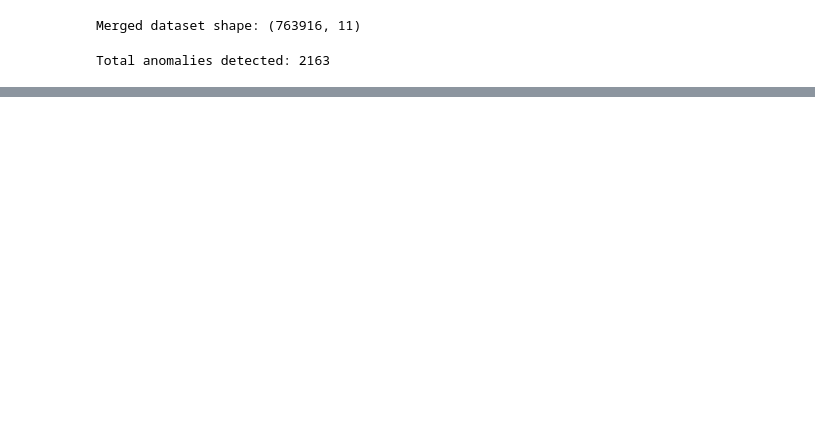
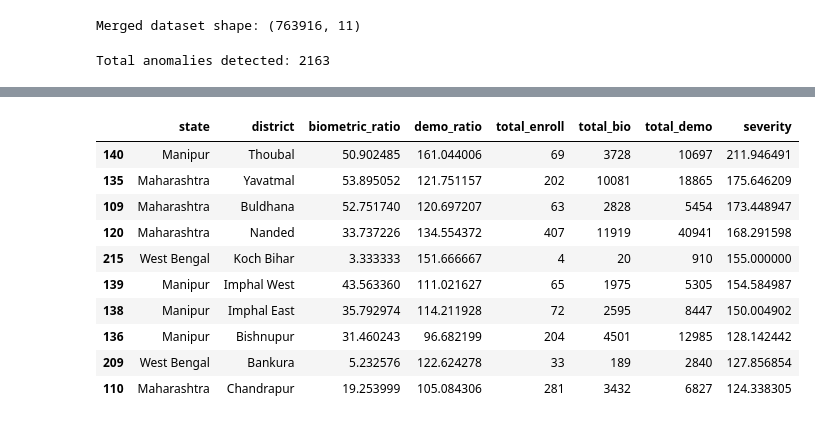
Before and after one commit to CouchPtato/For_hackathons, a Jupyter notebook: NDH/codes/main.ipynb, the cells around one changed output, grey strips where cells are left out. Saved outputs shown, nothing was run; the diff lists cells and outputs as text; code cells hidden in the pictures; blank space fills up the shorter version.

```diff
--- a/NDH/codes/main.ipynb
+++ b/NDH/codes/main.ipynb
@@ -225,3 +225,41 @@ plt.show()
 
 # fig.update_geos(fitbounds="locations", visible=False)
 # fig.write_html("state_anomaly_heatmap.html")
+# %%
+# District-level aggregation
+district_severity = (
+    anomalies
+    .groupby(["state", "district"], as_index=False)
+    .agg({
+        "biometric_ratio": "mean",
+        "demo_ratio": "mean",
+        "total_enroll": "sum",
+        "total_bio": "sum",
+        "total_demo": "sum"
+    })
+)
+
+# severity score
+district_severity["severity"] = (
+    district_severity["biometric_ratio"] +
+    district_severity["demo_ratio"]
+)
+
+# top stressed districts
+district_severity_sorted = district_severity.sort_values(
+    "severity", ascending=False
+)
+
+district_severity_sorted.head(10)
+# %% [output]
+|  | state | district | biometric_ratio | demo_ratio | total_enroll | total_bio | total_demo | severity |
+| 140 | Manipur | Thoubal | 50.902485 | 161.044006 | 69 | 3728 | 10697 | 211.946491 |
+| 135 | Maharashtra | Yavatmal | 53.895052 | 121.751157 | 202 | 10081 | 18865 | 175.646209 |
+| 109 | Maharashtra | Buldhana | 52.751740 | 120.697207 | 63 | 2828 | 5454 | 173.448947 |
+| 120 | Maharashtra | Nanded | 33.737226 | 134.554372 | 407 | 11919 | 40941 | 168.291598 |
+| 215 | West Bengal | Koch Bihar | 3.333333 | 151.666667 | 4 | 20 | 910 | 155.000000 |
+| 139 | Manipur | Imphal West | 43.563360 | 111.021627 | 65 | 1975 | 5305 | 154.584987 |
+| 138 | Manipur | Imphal East | 35.792974 | 114.211928 | 72 | 2595 | 8447 | 150.004902 |
+| 136 | Manipur | Bishnupur | 31.460243 | 96.682199 | 204 | 4501 | 12985 | 128.142442 |
+| 209 | West Bengal | Bankura | 5.232576 | 122.624278 | 33 | 189 | 2840 | 127.856854 |
+| 110 | Maharashtra | Chandrapur | 19.253999 | 105.084306 | 281 | 3432 | 6827 | 124.338305 |
```
Also changed, not shown: parts of 2 cells of this notebook, 1 other file.
